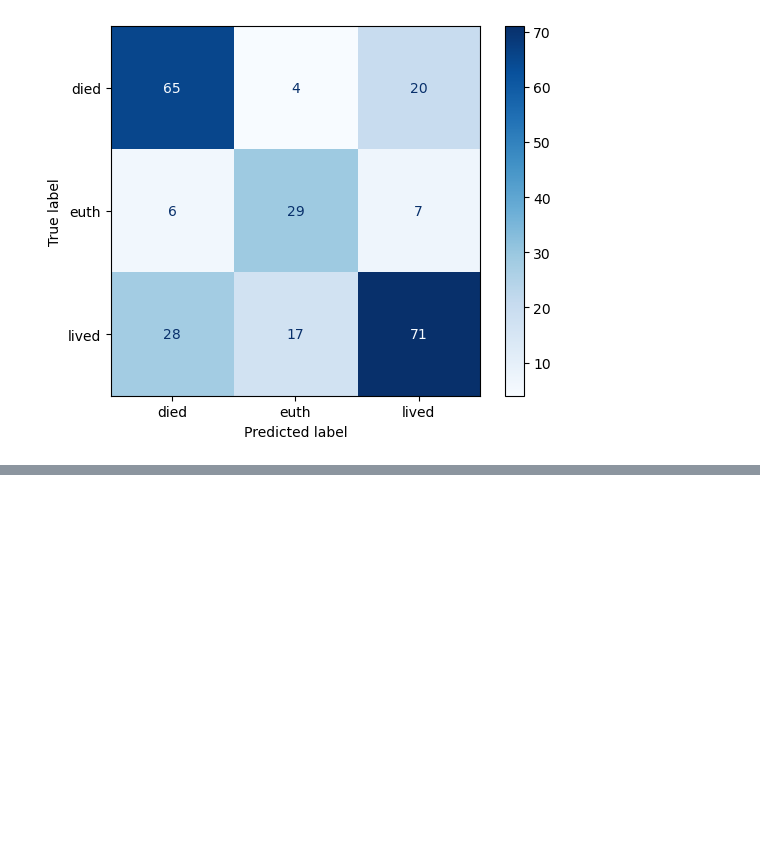
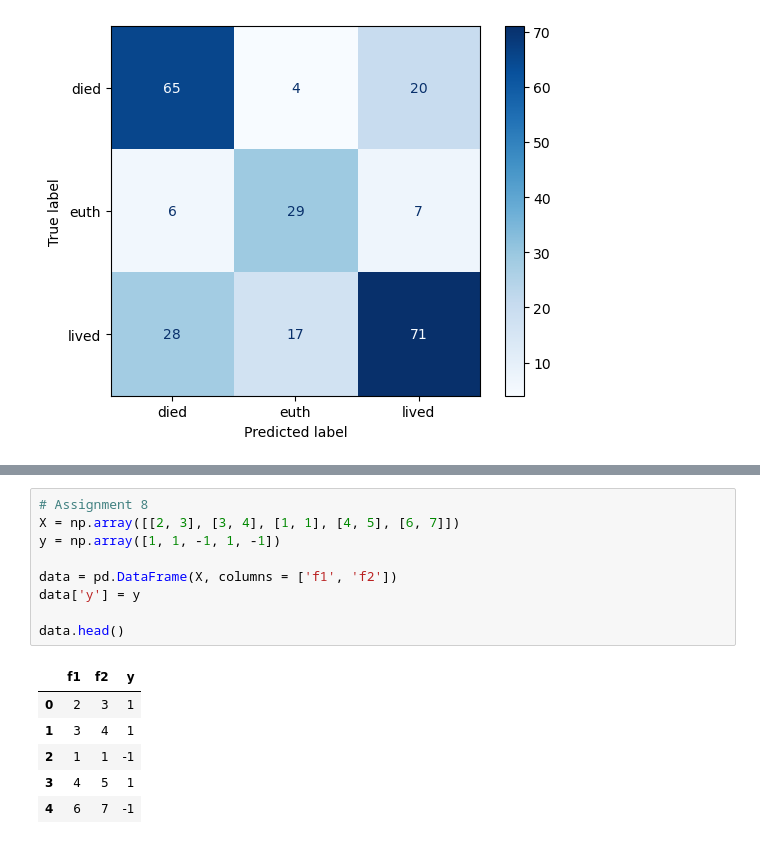
Before and after one commit to muthuganeshece/MLAssignments, a Jupyter notebook: SupervisedML/SupervisedML.ipynb, the cells around one changed output, grey strips where cells are left out. Drawn from its saved outputs; the diff is of its cells as text; blank space fills up the shorter version.

Commit message:
update svm assignments

```diff
--- a/SupervisedML/SupervisedML.ipynb
+++ b/SupervisedML/SupervisedML.ipynb
@@ -1640,0 +1606,16 @@ sorted(feature_score, key=lambda x: x[1])
+# %%
+# Assignment 8
+X = np.array([[2, 3], [3, 4], [1, 1], [4, 5], [6, 7]])
+y = np.array([1, 1, -1, 1, -1])
+
+data = pd.DataFrame(X, columns = ['f1', 'f2'])
+data['y'] = y
+
+data.head()
+# %% [output]
+|  | f1 | f2 | y |
+| 0 | 2 | 3 | 1 |
+| 1 | 3 | 4 | 1 |
+| 2 | 1 | 1 | -1 |
+| 3 | 4 | 5 | 1 |
+| 4 | 6 | 7 | -1 |
```
Also changed, not shown: parts of 65 cells of this notebook.
